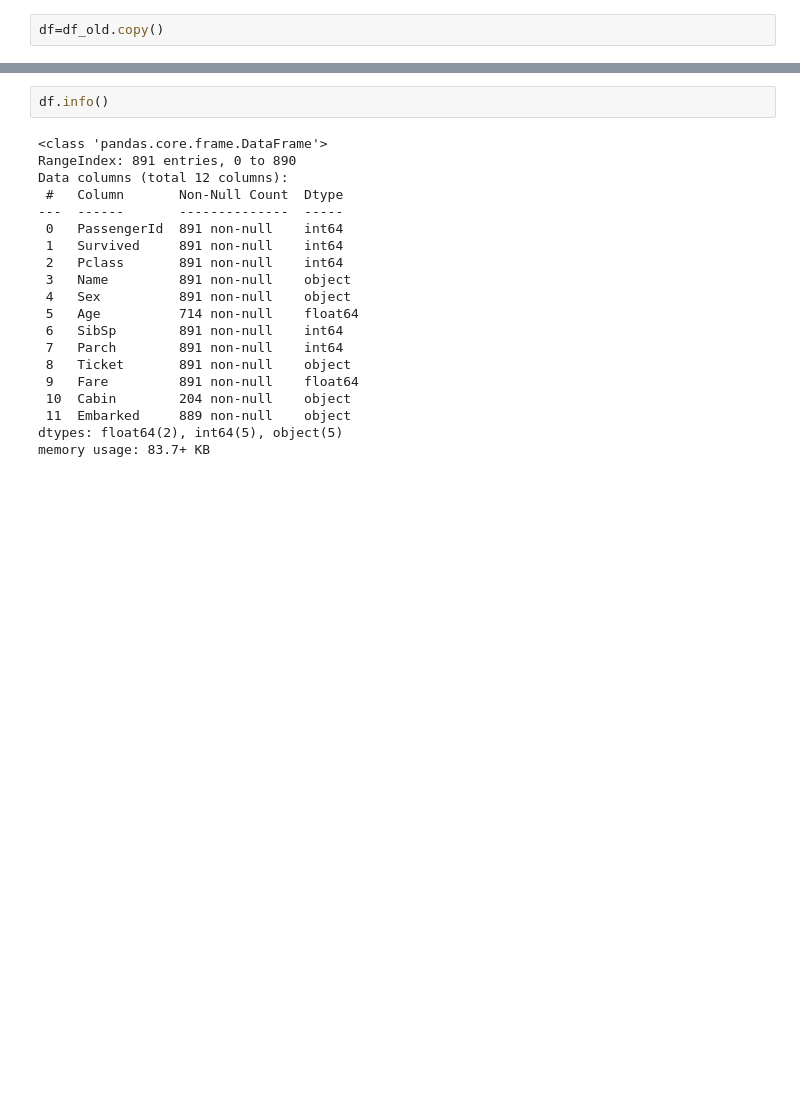
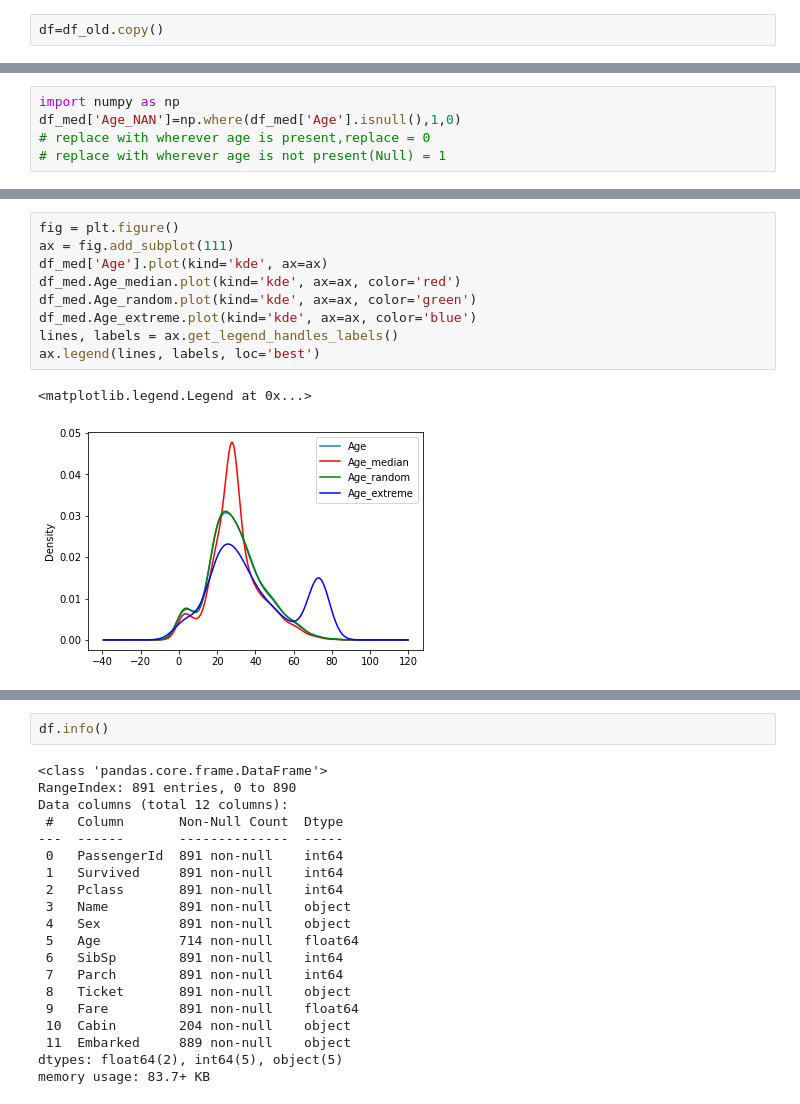
Before and after one commit to manpriyad/Alt, a Jupyter notebook: Missing_values_impute.ipynb, the cells around one changed output, grey strips where cells are left out. Cells and saved outputs as stored; diff of their text form; blank space fills up the shorter version.

```diff
--- a/Missing_values_impute.ipynb
+++ b/Missing_values_impute.ipynb
@@ -13,0 +174,5 @@ df=df_old.copy()
+# %%
+import numpy as np
+df_med['Age_NAN']=np.where(df_med['Age'].isnull(),1,0)
+# replace with wherever age is present,replace = 0
+# replace with wherever age is not present(Null) = 1
@@ -13,0 +231,12 @@ df=df_old.copy()
+# %%
+fig = plt.figure()
+ax = fig.add_subplot(111)
+df_med['Age'].plot(kind='kde', ax=ax)
+df_med.Age_median.plot(kind='kde', ax=ax, color='red')
+df_med.Age_random.plot(kind='kde', ax=ax, color='green')
+df_med.Age_extreme.plot(kind='kde', ax=ax, color='blue')
+lines, labels = ax.get_legend_handles_labels()
+ax.legend(lines, labels, loc='best')
+# %% [output]
+<matplotlib.legend.Legend at 0x...>
+[figure, added]
```
Also changed, not shown: parts of 110 cells of this notebook.
